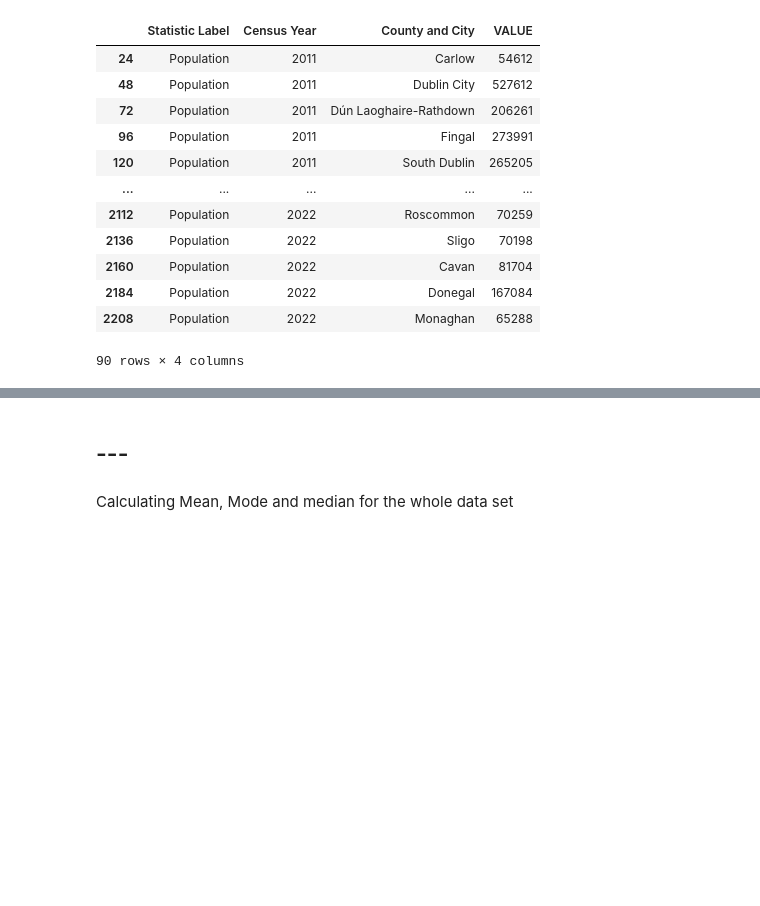
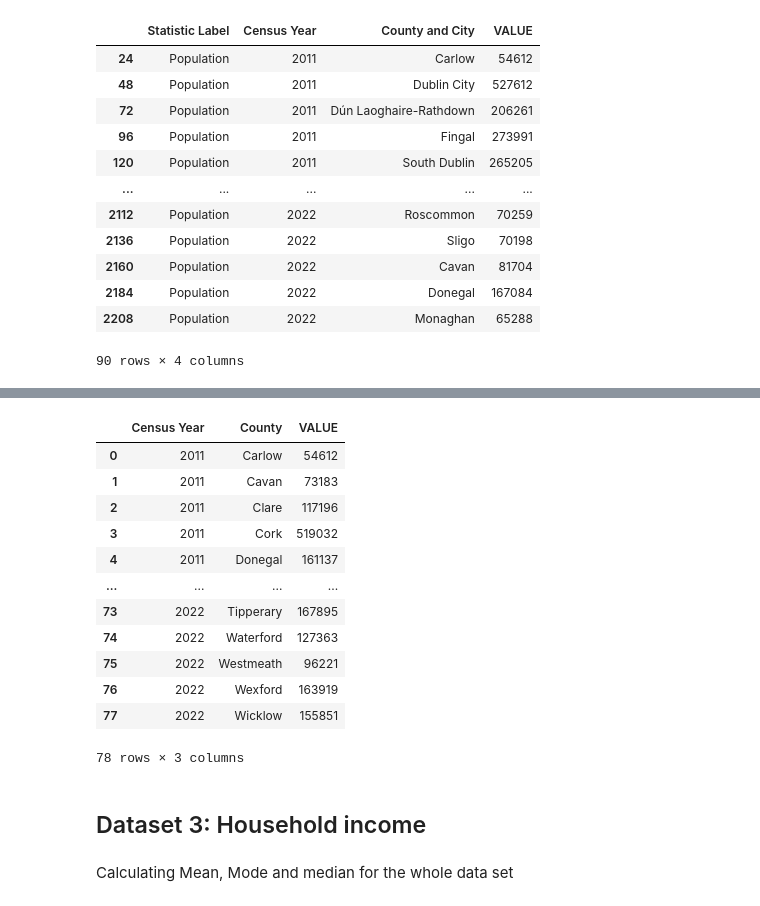
Before and after one commit to liamdkn/DataScience, a Jupyter notebook: RTB Ireland Rent Analysis/rent-analysis.ipynb, the cells around one changed output, grey strips where cells are left out. Saved outputs shown, nothing was run; the diff lists cells and outputs as text; code cells hidden in the pictures; blank space fills up the shorter version.

Commit message:
dataset 2 fully cleaned and ready

```diff
--- a/RTB Ireland Rent Analysis/rent-analysis.ipynb
+++ b/RTB Ireland Rent Analysis/rent-analysis.ipynb
@@ -2,11 +2,6 @@
 Prerequsites:
 pip install opendatasets
 pip install pandas
-# %%
-pd.reset_option('display.max_rows')
-
-# Reset the 'display.max_columns' option to its default value (20 by default)
-pd.reset_option('display.max_columns')
 # %%
 import opendatasets as od
 import pandas as pd
@@ -172,22 +171,23 @@ population_df
 90 rows × 4 columns
 # %%
 population_df.rename(columns={'County and City': 'County'}, inplace = True) #rename columns and store in a new dataframe
-
 
 uniqueCounties = population_df['County'].unique()
 print(uniqueCounties)
 
 population_df['County'] = population_df['County'].replace(
     {
-        ' City': '',
-        ' County' : '',
-        ' City and County' : '',
         'South Dublin': 'Dublin',
         'Dún Laoghaire-Rathdown': 'Dublin',
         'Fingal': 'Dublin',
         'Cork City and Cork County':'Cork',
+        ' City': '',
+        ' County' : '',
+        ' City and County' : '',
+        ' and': ''
     }, regex=True)
 
 
-population_df
+uniqueCounties = population_df['County'].unique()
+print(uniqueCounties)
 # %% [output]
@@ -195,8 +204,22 @@ NameError: name 'population_df' is not defined
 # %%
 result_df = population_df.groupby(['Census Year', 'County'])['VALUE'].sum().reset_index()
-print(result_df.head(84))
+result_df
+# %% [output]
+|  | Census Year | County | VALUE |
+| 0 | 2011 | Carlow | 54612 |
+| 1 | 2011 | Cavan | 73183 |
+| 2 | 2011 | Clare | 117196 |
+| 3 | 2011 | Cork | 519032 |
+| 4 | 2011 | Donegal | 161137 |
+| ... | ... | ... | ... |
+| 73 | 2022 | Tipperary | 167895 |
+| 74 | 2022 | Waterford | 127363 |
+| 75 | 2022 | Westmeath | 96221 |
+| 76 | 2022 | Wexford | 163919 |
+| 77 | 2022 | Wicklow | 155851 |
+78 rows × 3 columns
-# %% [markdown]
-##  ---
+# %% [markdown]
+##  Dataset 3: Household income
 # %% [markdown]
 Calculating Mean, Mode and median for the whole data set
 # %%
```
Also changed, not shown: parts of 3 cells of this notebook.
